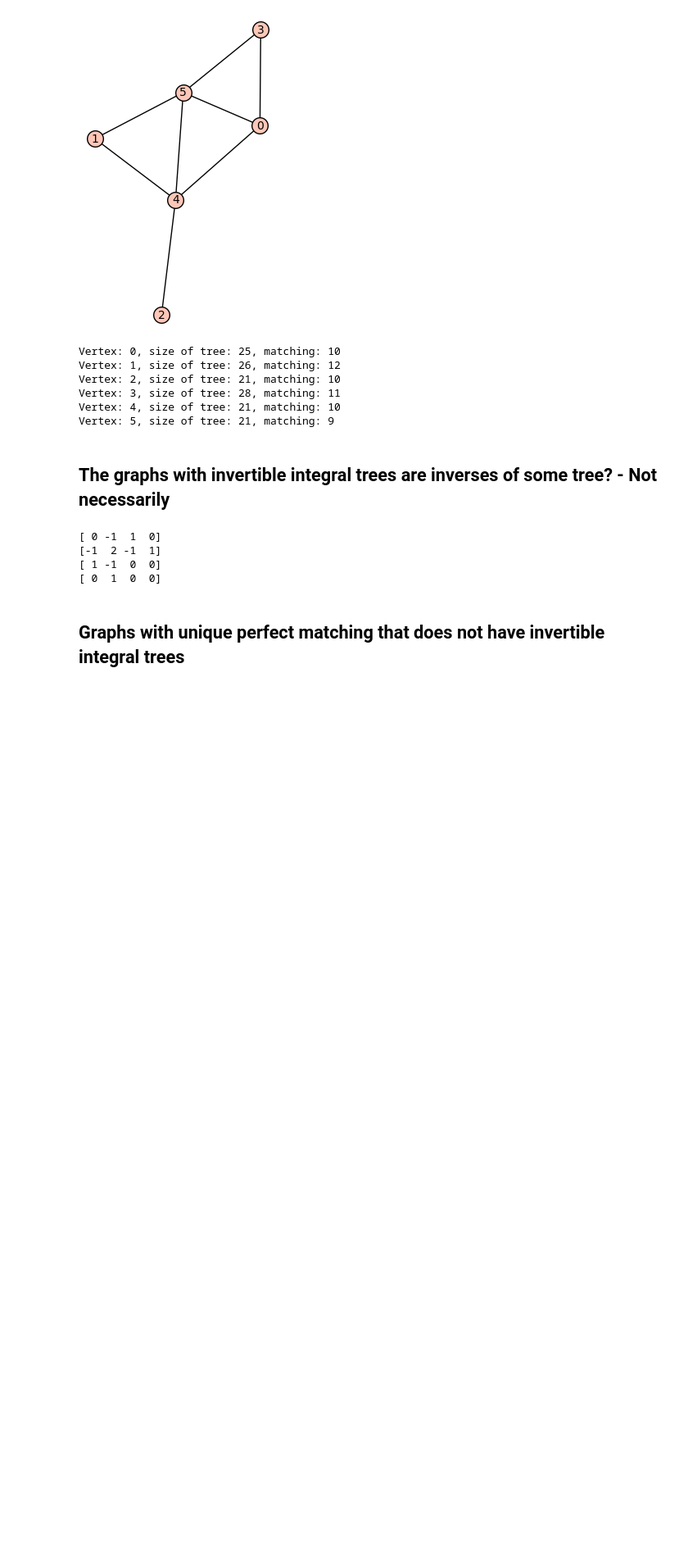
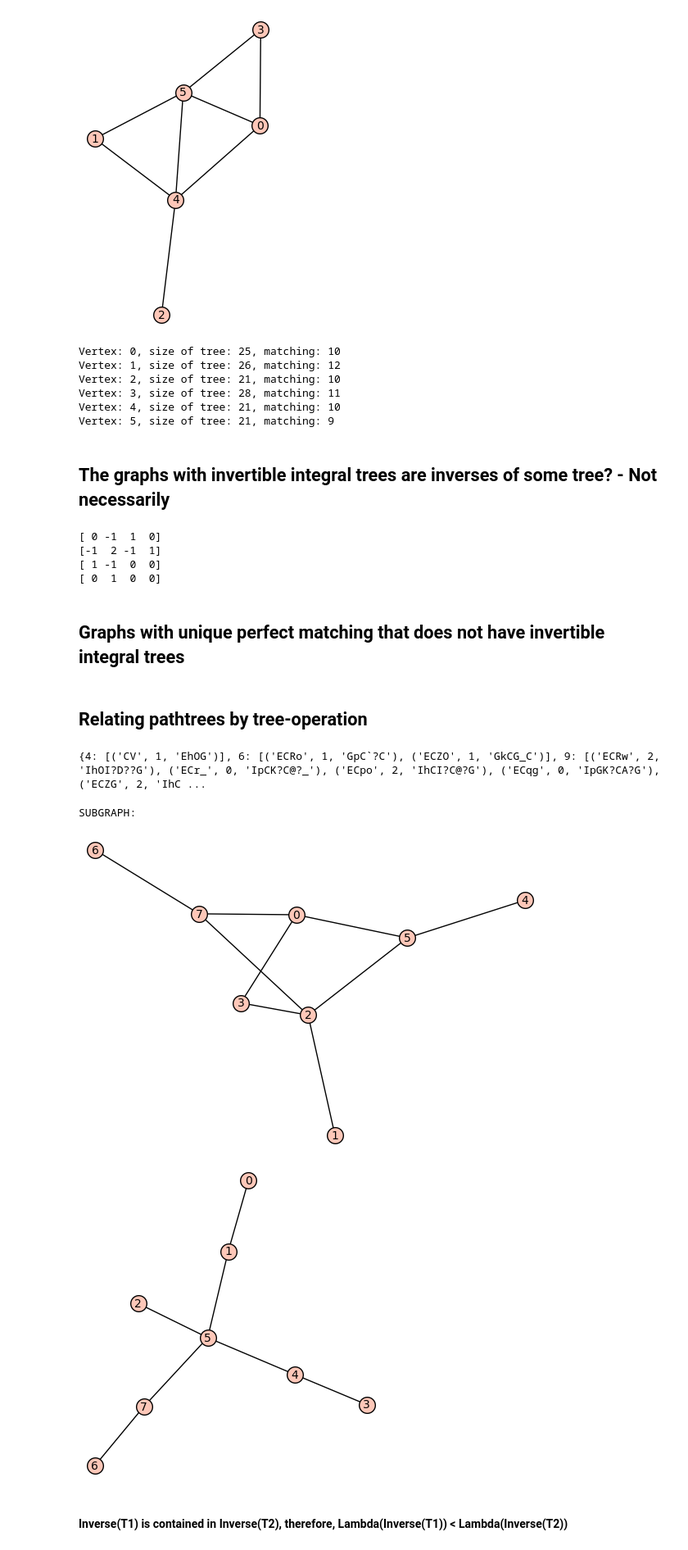
Before and after one commit to emanueljuliano/Strongly_Cospectral_Vertices_On_Trees, a Jupyter notebook: Inverse of path trees.ipynb, the cells around one changed output. Shown: that part at 82% size. Cells and saved outputs as stored; diff of their text form; code cells hidden in the pictures; blank space fills up the shorter version.

Commit message:
more invertible pathtrees

```diff
--- a/Inverse of path trees.ipynb
+++ b/Inverse of path trees.ipynb
@@ -20,7 +20,3 @@ def PathTree(G, i : int = 0):
 
     recursive_path(i)
     return T
-# %%
-G = graphs.CycleGraph(6)
-G.plot().show()
-PathTree(G, 0)
@@ -301,3 +298,36 @@ for g in unique_pm_graphs:
     if G.order() <= 6:
         file_path = f"./data/Unique_perfect_matching/{g}.png"
         G.plot().save(file_path)
+# %% [markdown]
+## Relating pathtrees by tree-operation
+# %%
+bucket = {}
+for g, i, t in list_of_graphs:
+    sz : int = len(t)
+    if sz not in bucket.keys():
+        bucket[sz] = []
+    bucket[sz].append((g, i, t))
+# %%
+print(bucket)
+# %% [output]
+{4: [('CV', 1, 'EhOG')], 6: [('ECRo', 1, 'GpC`?C'), ('ECZO', 1, 'GkCG_C')], 9: [('ECRw', 2, 'IhOI?D??G'), ('ECr_', 0, 'IpCK?C@?_'), ('ECpo', 2, 'IhCI?C@?G'), ('ECqg', 0, 'IpGK?CA?G'), ('ECZG', 2, 'IhC ...
+# %%
+inverses = []
+for g, i, t in bucket[6]:
+    # Graph(g).plot().show()
+    # Graph(t).plot().show()
+    T_inv = inverse_of_tree(Graph(t))
+    inverses.append(T_inv)
+# %%
+for t in inverses:
+    for t2 in inverses:
+        if t == t2:
+            continue
+        if t.subgraph_search_count(t2) != 0:
+            print("SUBGRAPH: ")
+            t.plot().show()
+            t2.plot().show()
+# %% [output]
+SUBGRAPH:
+[figure, added]
+[figure, added]
@@ -303,0 +343,2 @@ for g in unique_pm_graphs:
+# %% [markdown]
+#### Inverse(T1) is contained in Inverse(T2), therefore, Lambda(Inverse(T1)) < Lambda(Inverse(T2))
```
Also changed, not shown: parts of 33 cells of this notebook, 12 other files.
